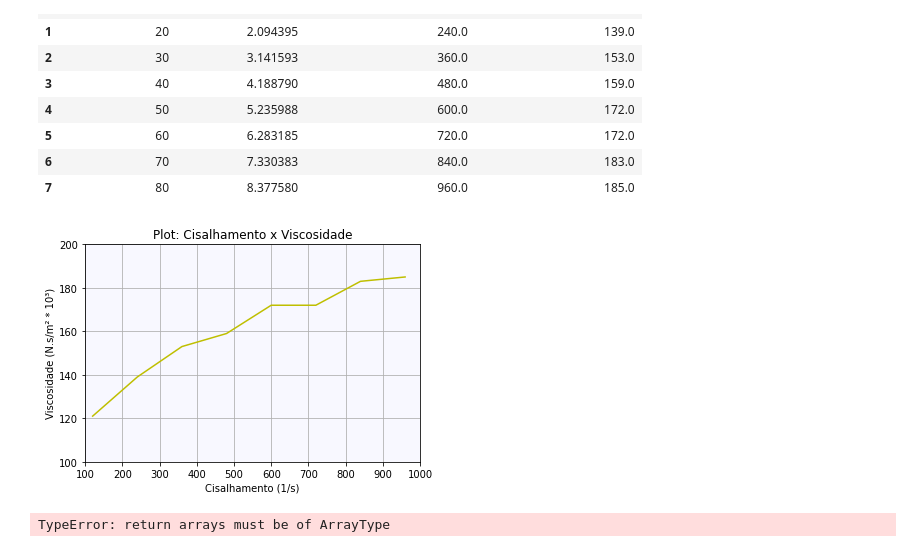
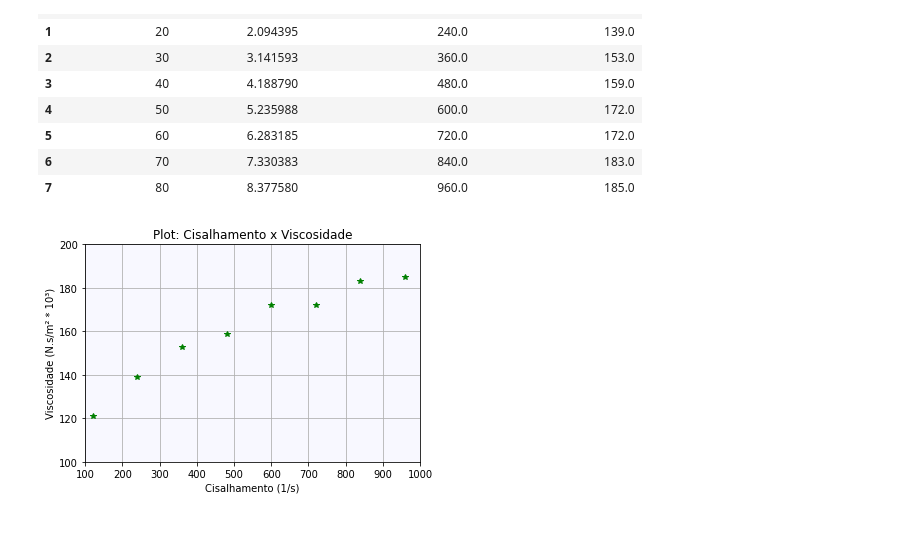
Before and after one commit to ahpqmiranda/ufpa_materiais, a Jupyter notebook: Mecânica dos Fluidos/cálculos 2.67.ipynb, the cells around one changed output. Saved outputs shown, nothing was run; the diff lists cells and outputs as text; code cells hidden in the pictures.

```diff
--- a/Mecânica dos Fluidos/cálculos 2.67.ipynb
+++ b/Mecânica dos Fluidos/cálculos 2.67.ipynb
@@ -32,25 +31,15 @@ quadro_info
 | 6 | 70 | 7.330383 | 840.0 | 183.0 |
 | 7 | 80 | 8.377580 | 960.0 | 185.0 |
 # %%
-plt.plot(angular,var_visco,'y') #plota os dados brutos da taxa de deformação e a viscosidade
+plt.plot(angular,var_visco,'g*') #plota os dados brutos da taxa de deformação e a viscosidade
 ax = plt.gca()
 ax.set_facecolor('#F8F8FF')
 plt.grid(True)
 plt.xlim(100,1000)
 plt.ylim(100,200)
 plt.title('Plot: Cisalhamento x Viscosidade')
 plt.xlabel("Cisalhamento (1/s)")
 plt.ylabel("Viscosidade (N.s/m² * 10³)")
 plt.show()
 # %% [output]
-[figure, old version]
+[figure, new version]
-# %%
-def logaritimando(vetor):
-    lista = []
-    for index, value in enumerate(vetor):
-        lista[index] = np.log(value,math.e)
-
-    return lista
-logaritimando(velocidade)
-# %% [output]
-TypeError: return arrays must be of ArrayType
```
Also changed, not shown: parts of 3 cells of this notebook, 1 other file.
